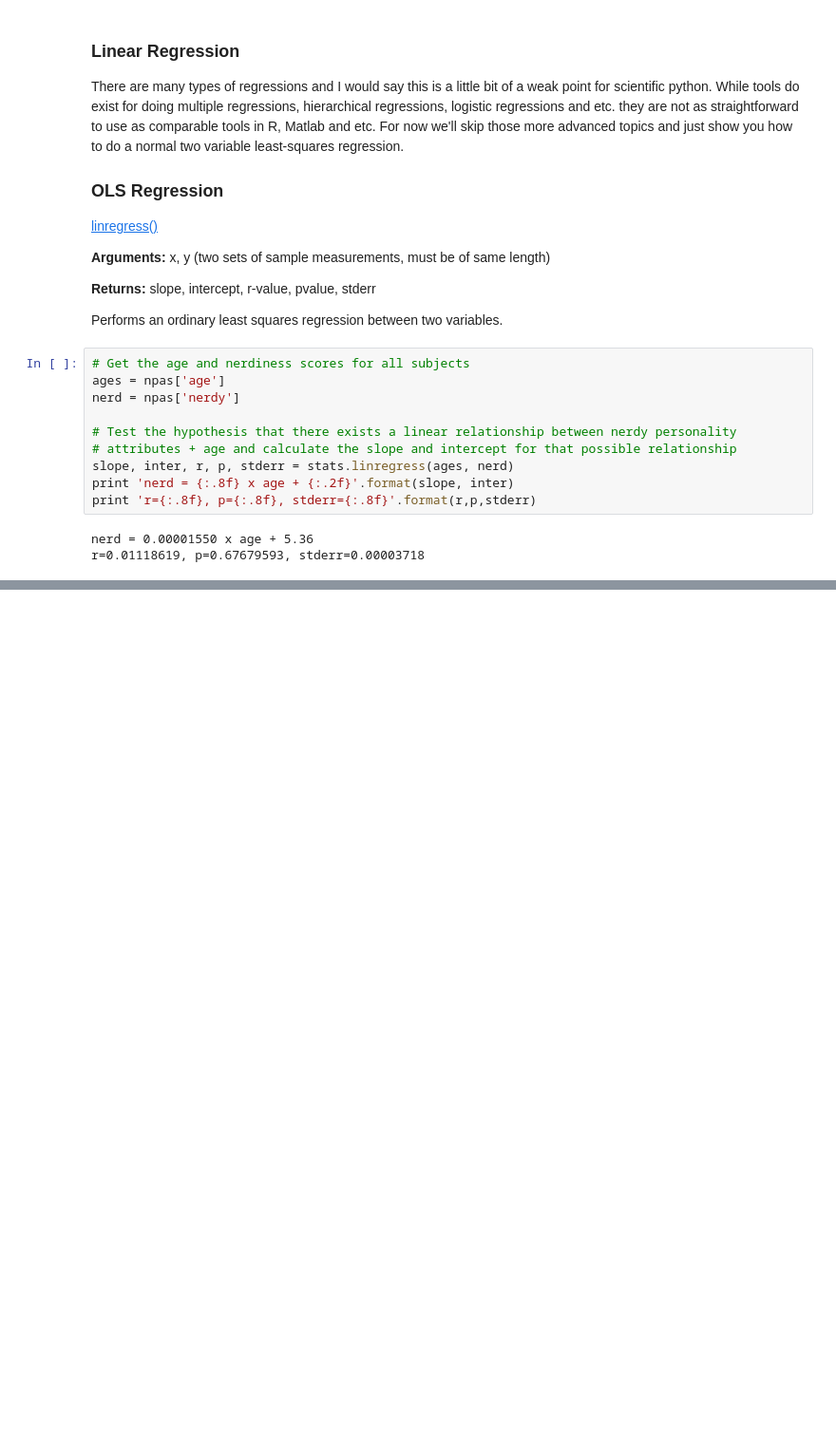
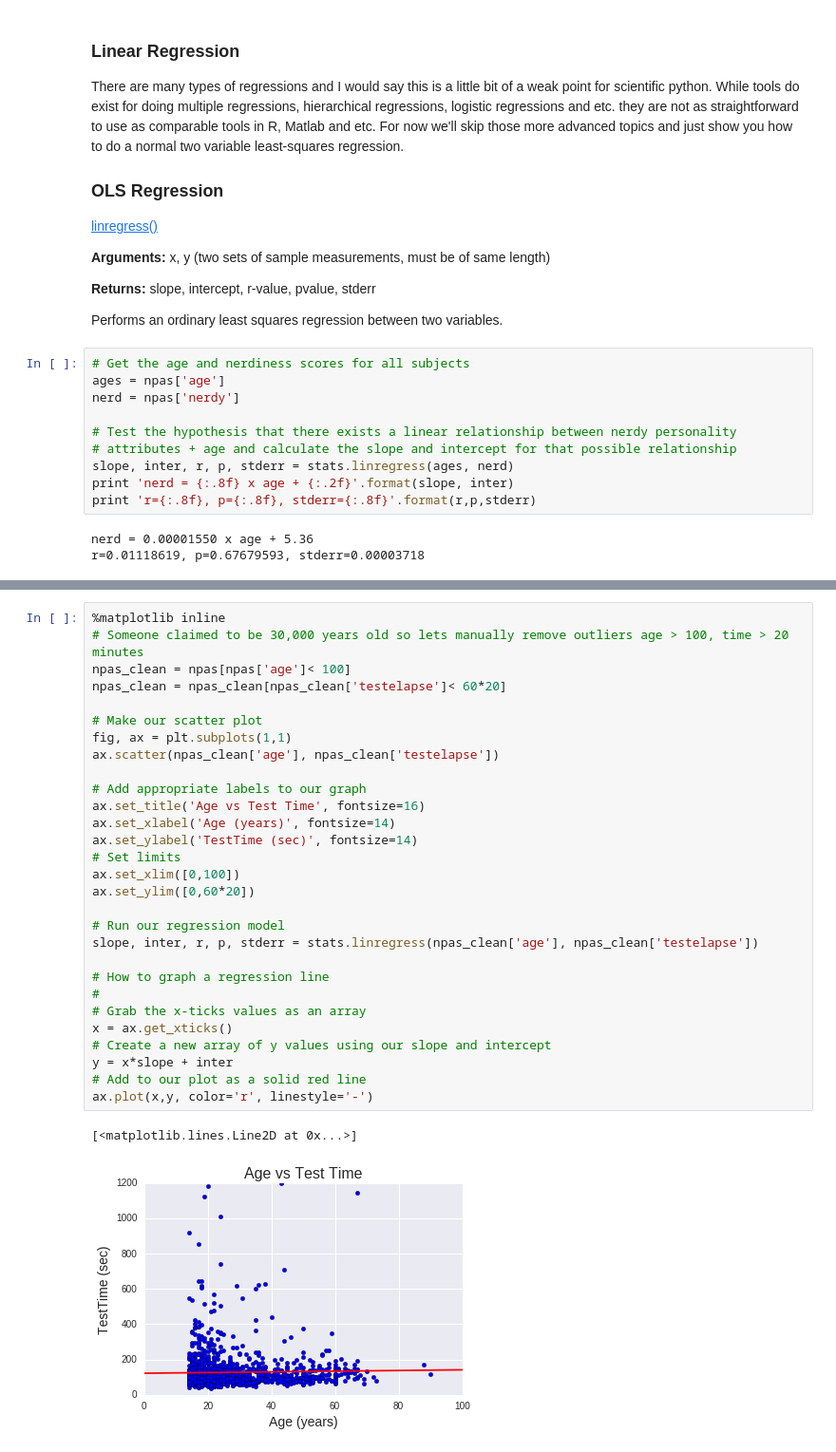
Before and after one commit to bunnylab/scipython-workshop, a Jupyter notebook: 02_scipy_essentials.ipynb, the cells around one changed output, grey strips where cells are left out. Shown at 95% size. Cells and saved outputs as stored; diff of their text form; blank space fills up the shorter version.

Commit message:
adds section on graphing regression lines

```diff
--- a/02_scipy_essentials.ipynb
+++ b/02_scipy_essentials.ipynb
@@ -1084,0 +1093,32 @@ r=0.01118619, p=0.67679593, stderr=0.00003718
+# %%
+%matplotlib inline
+# Someone claimed to be 30,000 years old so lets manually remove outliers age > 100, time > 20 minutes
+npas_clean = npas[npas['age']< 100]
+npas_clean = npas_clean[npas_clean['testelapse']< 60*20]
+
+# Make our scatter plot
+fig, ax = plt.subplots(1,1)
+ax.scatter(npas_clean['age'], npas_clean['testelapse'])
+
+# Add appropriate labels to our graph
+ax.set_title('Age vs Test Time', fontsize=16)
+ax.set_xlabel('Age (years)', fontsize=14)
+ax.set_ylabel('TestTime (sec)', fontsize=14)
+# Set limits
+ax.set_xlim([0,100])
+ax.set_ylim([0,60*20])
+
+# Run our regression model
+slope, inter, r, p, stderr = stats.linregress(npas_clean['age'], npas_clean['testelapse'])
+
+# How to graph a regression line
+#
+# Grab the x-ticks values as an array
+x = ax.get_xticks()
+# Create a new array of y values using our slope and intercept
+y = x*slope + inter
+# Add to our plot as a solid red line
+ax.plot(x,y, color='r', linestyle='-')
+# %% [output]
+[<matplotlib.lines.Line2D at 0x...>]
+[figure, added]
```
Also changed, not shown: parts of 2 cells of this notebook.
